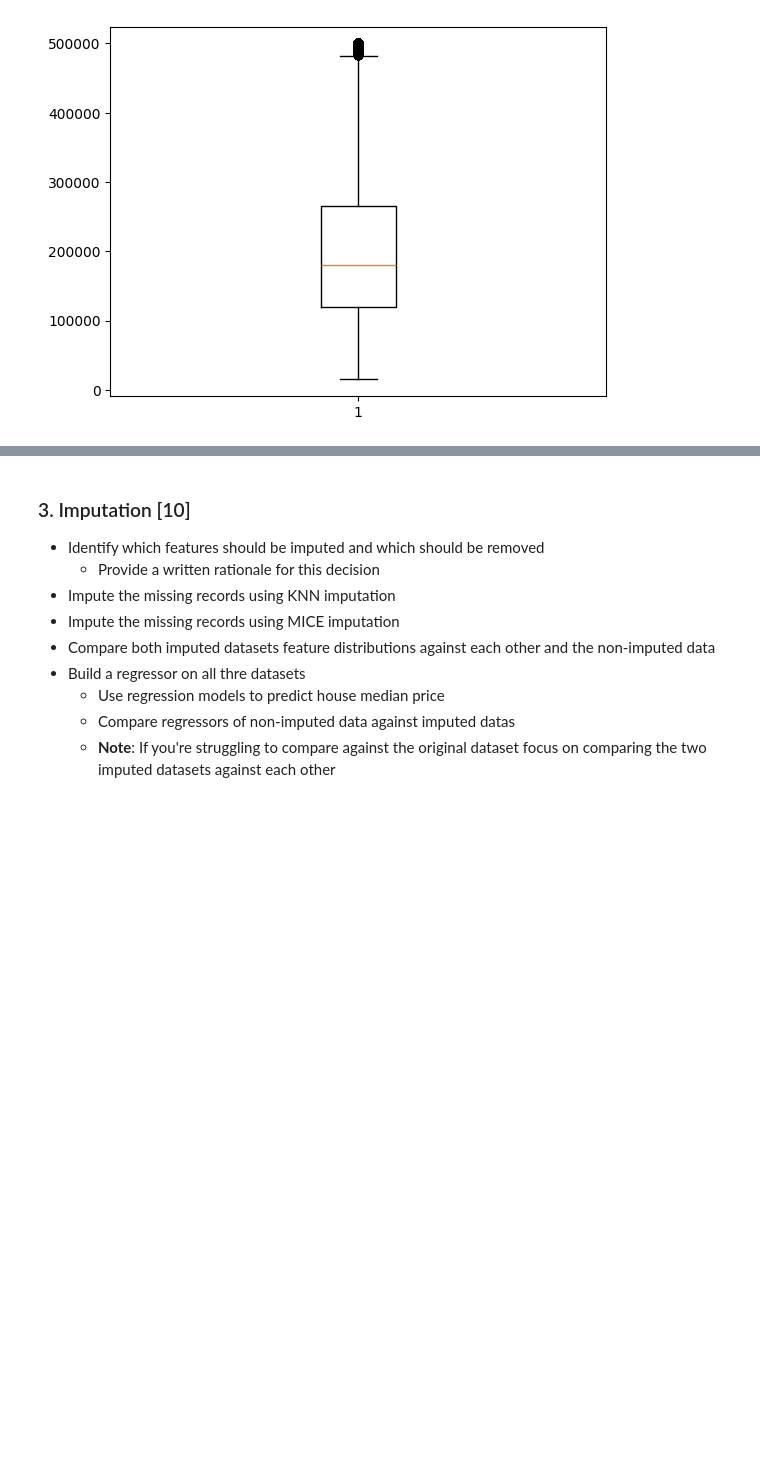
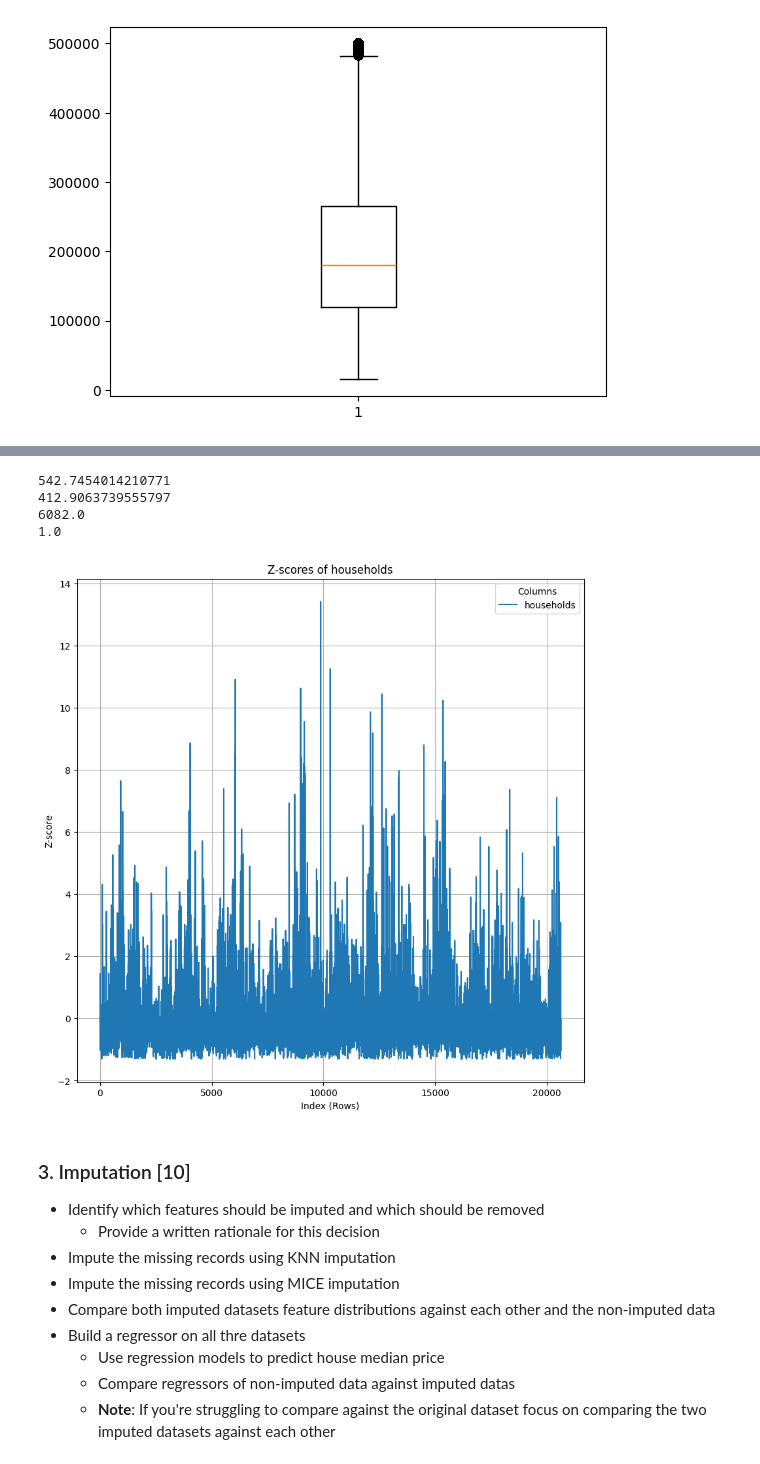
Before and after one commit to kenzfinn/csc1035_lecture_examples, a Jupyter notebook: Coursework/CSC3831_Final_Assessment.ipynb, the cells around one changed output, grey strips where cells are left out. Drawn from its saved outputs; the diff is of its cells as text; code cells hidden in the pictures; blank space fills up the shorter version.

```diff
--- a/Coursework/CSC3831_Final_Assessment.ipynb
+++ b/Coursework/CSC3831_Final_Assessment.ipynb
@@ -95,3 +130,30 @@ plt.show()
+# %%
+print(houses_corrupted["households"].mean())
+print(houses_corrupted["households"].std())
+max_value = 0
+for values in houses_corrupted["households"]:
+    if values > max_value:
+        max_value = values
+print(max_value)
+min_value = 1000
+
+plt.figure(figsize=(10, 10))
+
+plt.plot(z_scores.index, z_scores["households"], label="households")
+
+# Customizing the plot
+plt.title("Z-scores of households")
+plt.xlabel("Index (Rows)")
+plt.ylabel("Z-score")
+plt.legend(title="Columns")
+plt.grid(True)
+plt.show()
+# %% [output]
+542.7454014210771
+412.9063739555797
+6082.0
+1.0
+[figure, added]
 # %% [markdown]
 ### 3. Imputation [10]
 - Identify which features should be imputed and which should be removed
```
Also changed, not shown: parts of 5 cells of this notebook.
